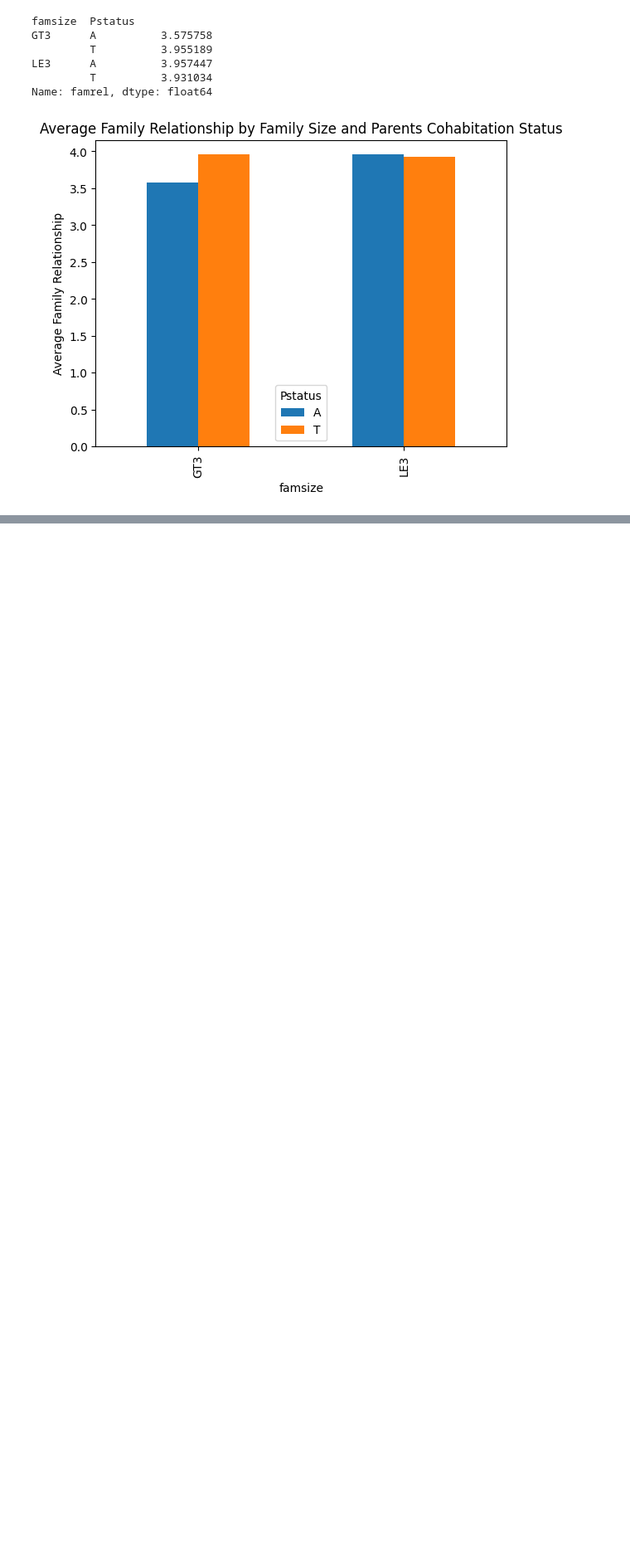
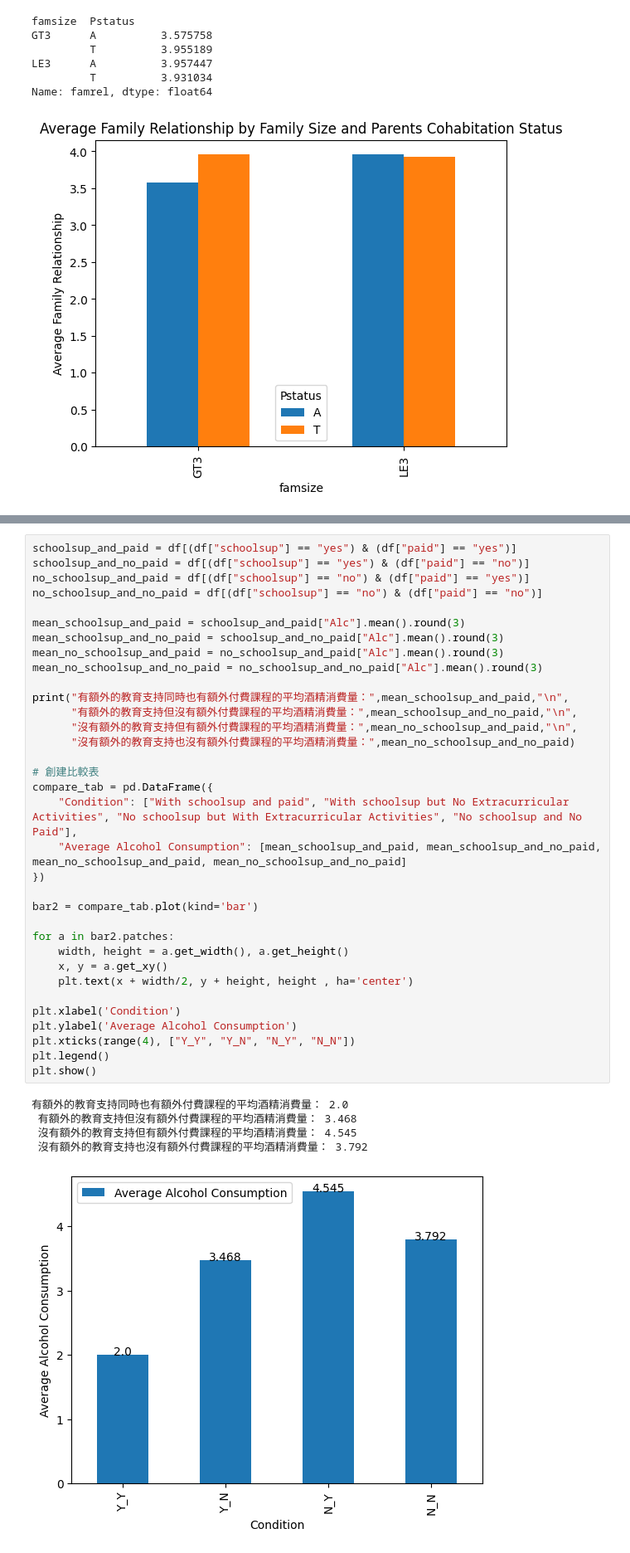
Before and after one commit to guozhuyin/112NetworkLearningTechnology, a Jupyter notebook: EducationalDataMiningUsingPython/MidtermProject231101.ipynb, the cells around one changed output, grey strips where cells are left out. Shown at 83% size. Cells and saved outputs as stored; diff of their text form; blank space fills up the shorter version.

```diff
--- a/EducationalDataMiningUsingPython/MidtermProject231101.ipynb
+++ b/EducationalDataMiningUsingPython/MidtermProject231101.ipynb
@@ -123,0 +222,40 @@ Name: famrel, dtype: float64
+# %%
+schoolsup_and_paid = df[(df["schoolsup"] == "yes") & (df["paid"] == "yes")]
+schoolsup_and_no_paid = df[(df["schoolsup"] == "yes") & (df["paid"] == "no")]
+no_schoolsup_and_paid = df[(df["schoolsup"] == "no") & (df["paid"] == "yes")]
+no_schoolsup_and_no_paid = df[(df["schoolsup"] == "no") & (df["paid"] == "no")]
+
+mean_schoolsup_and_paid = schoolsup_and_paid["Alc"].mean().round(3)
+mean_schoolsup_and_no_paid = schoolsup_and_no_paid["Alc"].mean().round(3)
+mean_no_schoolsup_and_paid = no_schoolsup_and_paid["Alc"].mean().round(3)
+mean_no_schoolsup_and_no_paid = no_schoolsup_and_no_paid["Alc"].mean().round(3)
+
+print("有額外的教育支持同時也有額外付費課程的平均酒精消費量：",mean_schoolsup_and_paid,"\n",
+      "有額外的教育支持但沒有額外付費課程的平均酒精消費量：",mean_schoolsup_and_no_paid,"\n",
+      "沒有額外的教育支持但有額外付費課程的平均酒精消費量：",mean_no_schoolsup_and_paid,"\n",
+      "沒有額外的教育支持也沒有額外付費課程的平均酒精消費量：",mean_no_schoolsup_and_no_paid)
+
+# 創建比較表
+compare_tab = pd.DataFrame({
+    "Condition": ["With schoolsup and paid", "With schoolsup but No Extracurricular Activities", "No schoolsup but With Extracurricular Activities", "No schoolsup and No Paid"],
+    "Average Alcohol Consumption": [mean_schoolsup_and_paid, mean_schoolsup_and_no_paid, mean_no_schoolsup_and_paid, mean_no_schoolsup_and_no_paid]
+})
+
+bar2 = compare_tab.plot(kind='bar')
+
+for a in bar2.patches:
+    width, height = a.get_width(), a.get_height()
+    x, y = a.get_xy()
+    plt.text(x + width/2, y + height, height , ha='center')
+
+plt.xlabel('Condition')
+plt.ylabel('Average Alcohol Consumption')
+plt.xticks(range(4), ["Y_Y", "Y_N", "N_Y", "N_N"])
+plt.legend()
+plt.show()
+# %% [output]
+有額外的教育支持同時也有額外付費課程的平均酒精消費量： 2.0
+ 有額外的教育支持但沒有額外付費課程的平均酒精消費量： 3.468
+ 沒有額外的教育支持但有額外付費課程的平均酒精消費量： 4.545
+ 沒有額外的教育支持也沒有額外付費課程的平均酒精消費量： 3.792
+[figure, added]
```
Also changed, not shown: parts of 3 cells of this notebook.
